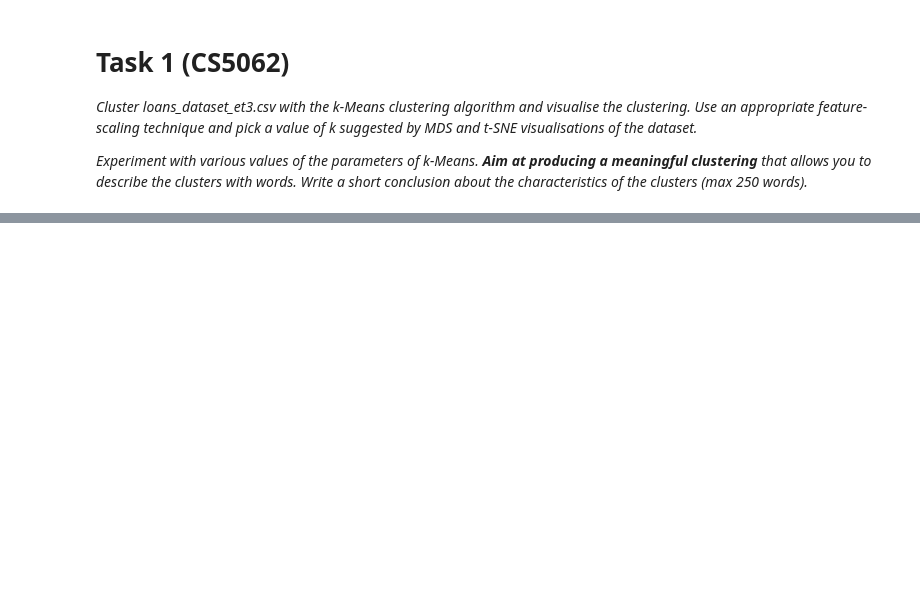
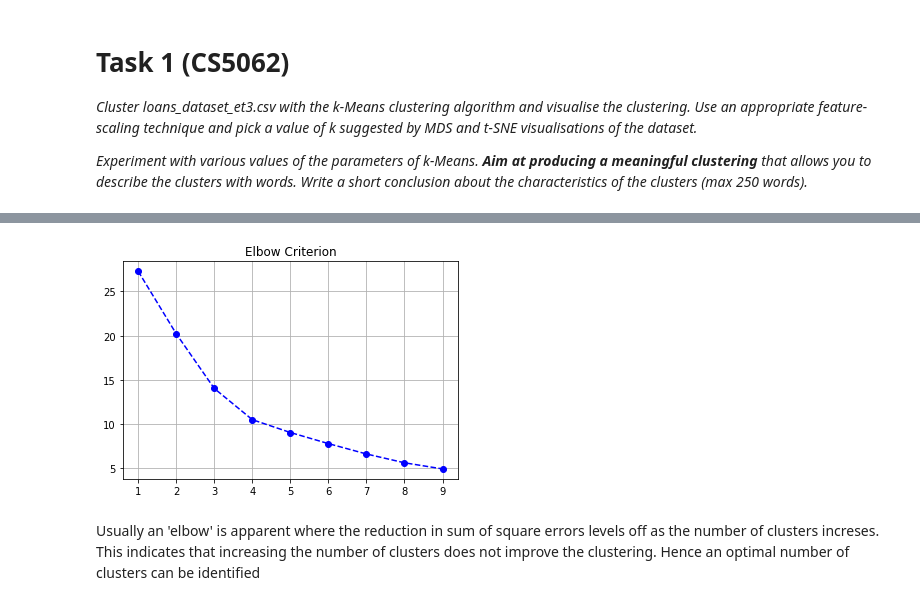
Before and after one commit to vipulpopat/MSCAI_Sem1_Etivity3, a Jupyter notebook: Etivity3_ClusteringManifoldLearning.ipynb, the cells around one changed output, grey strips where cells are left out. Saved outputs shown, nothing was run; the diff lists cells and outputs as text; code cells hidden in the pictures; blank space fills up the shorter version.

```diff
--- a/Etivity3_ClusteringManifoldLearning.ipynb
+++ b/Etivity3_ClusteringManifoldLearning.ipynb
@@ -59,0 +67,28 @@ dtype: int64
+# %%
+colors = np.array(['orange', 'blue', 'lime', 'khaki', 'pink', 'green', 'purple', 'maroon', 'aqua'])
+
+# points - a 2D array of (x,y) coordinates of data points
+# labels - an array of numeric labels in the interval [0..k-1], one for each point
+# centers - a 2D array of (x, y) coordinates of cluster centers
+# title - title of the plot
+
+def clustering_scatterplot(points, labels, centers, title):
+    # plot the examples, i.e. the data points
+
+    plt.figure(figsize=(7,6))
+    n_clusters = np.unique(labels).size
+    for i in range(n_clusters):
+        h = plt.scatter(points[labels==i,0],
+                        points[labels==i,1],
+                        c=colors[i%colors.size],
+                        label = 'cluster '+str(i))
+
+    # plot the centers of the clusters
+    if centers is not None:
+        plt.scatter(centers[:,0], centers[:,1], c='r', marker='*', s=500)
+
+    plt.title(title)
+    plt.legend(loc='best')
+    plt.xlabel('x')
+    plt.ylabel('y')
+    plt.show()
@@ -59,0 +151,9 @@ dtype: int64
+# %%
+plt.title("Elbow Criterion")
+plt.plot(num_clusters, SSE, 'bo--')
+plt.grid()
+plt.show()
+# %% [output]
+[figure, added]
+# %% [markdown]
+Usually an 'elbow' is apparent where the reduction in sum of square errors levels off as the number of clusters increses. This indicates that increasing the number of clusters does not improve the clustering. Hence an optimal number of clusters can be identified
```
Also changed, not shown: parts of 6 cells of this notebook.
